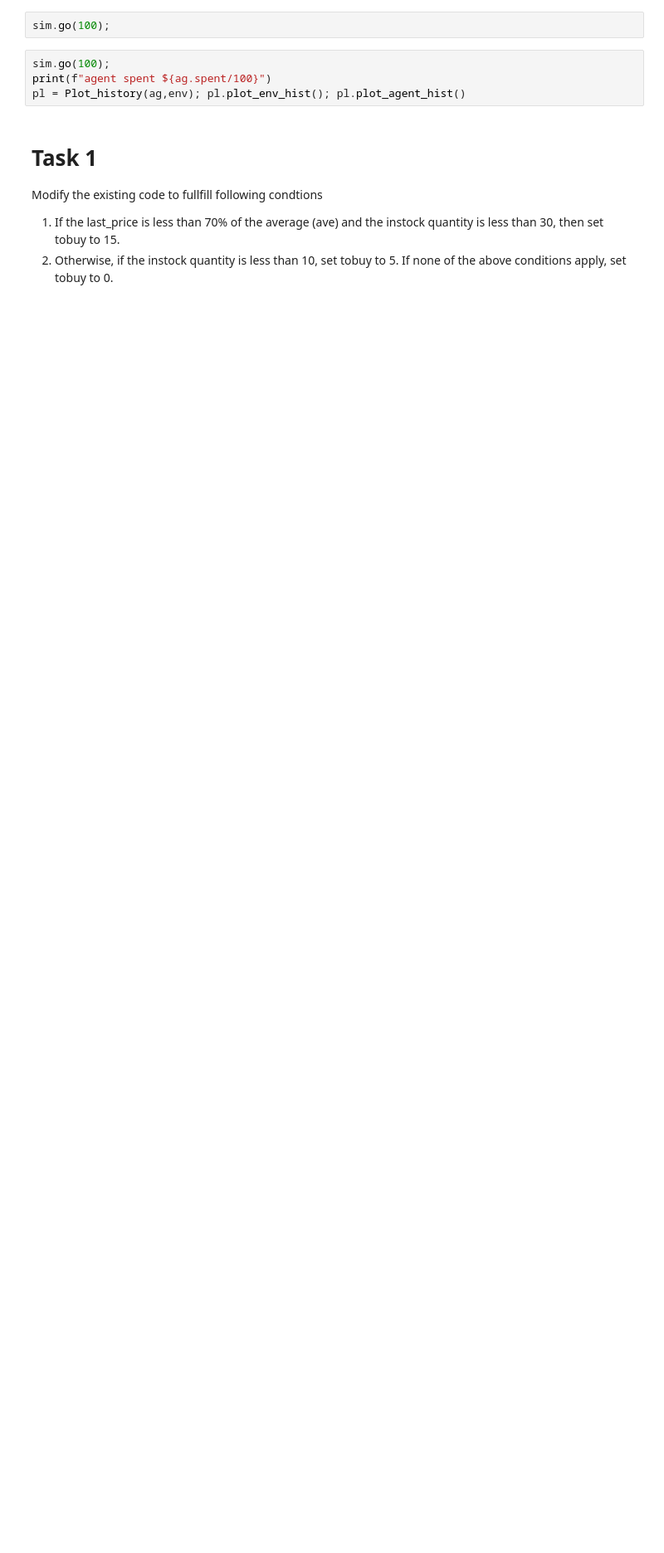
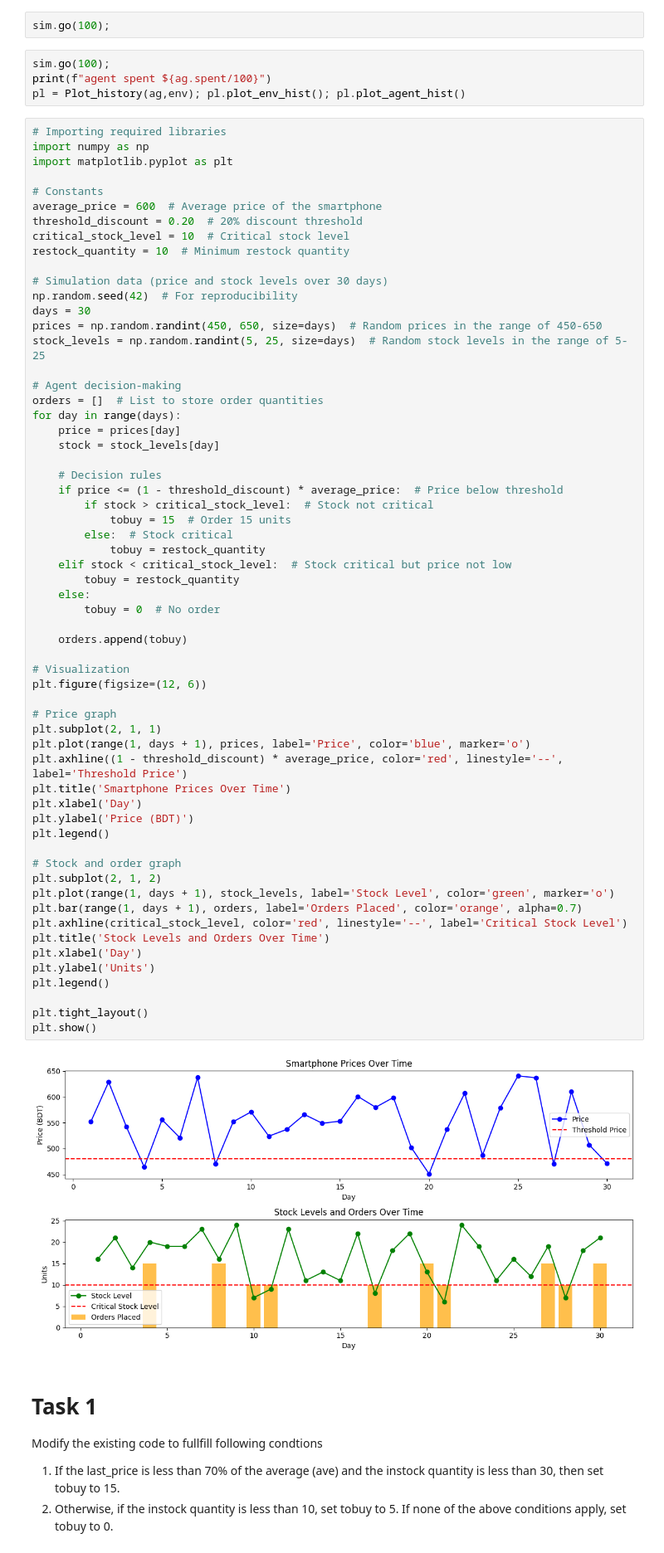
Before and after one commit to ramisaarna/CSE366, a Jupyter notebook: AI_Lab02.ipynb, the cells around one changed output. Shown at 83% size. Cells and saved outputs as stored; diff of their text form; blank space fills up the shorter version.

```diff
--- a/AI_Lab02.ipynb
+++ b/AI_Lab02.ipynb
@@ -229,6 +229,68 @@ sim.go(100);
 sim.go(100);
 print(f"agent spent ${ag.spent/100}")
 pl = Plot_history(ag,env); pl.plot_env_hist(); pl.plot_agent_hist()
+# %%
+# Importing required libraries
+import numpy as np
+import matplotlib.pyplot as plt
+
+# Constants
+average_price = 600  # Average price of the smartphone
+threshold_discount = 0.20  # 20% discount threshold
+critical_stock_level = 10  # Critical stock level
+restock_quantity = 10  # Minimum restock quantity
+
+# Simulation data (price and stock levels over 30 days)
+np.random.seed(42)  # For reproducibility
+days = 30
+prices = np.random.randint(450, 650, size=days)  # Random prices in the range of 450-650
+stock_levels = np.random.randint(5, 25, size=days)  # Random stock levels in the range of 5-25
+
+# Agent decision-making
+orders = []  # List to store order quantities
+for day in range(days):
+    price = prices[day]
+    stock = stock_levels[day]
+
+    # Decision rules
+    if price <= (1 - threshold_discount) * average_price:  # Price below threshold
+        if stock > critical_stock_level:  # Stock not critical
+            tobuy = 15  # Order 15 units
+        else:  # Stock critical
+            tobuy = restock_quantity
+    elif stock < critical_stock_level:  # Stock critical but price not low
+        tobuy = restock_quantity
+    else:
+        tobuy = 0  # No order
+
+    orders.append(tobuy)
+
+# Visualization
+plt.figure(figsize=(12, 6))
+
+# Price graph
+plt.subplot(2, 1, 1)
+plt.plot(range(1, days + 1), prices, label='Price', color='blue', marker='o')
+plt.axhline((1 - threshold_discount) * average_price, color='red', linestyle='--', label='Threshold Price')
+plt.title('Smartphone Prices Over Time')
+plt.xlabel('Day')
+plt.ylabel('Price (BDT)')
+plt.legend()
+
+# Stock and order graph
+plt.subplot(2, 1, 2)
+plt.plot(range(1, days + 1), stock_levels, label='Stock Level', color='green', marker='o')
+plt.bar(range(1, days + 1), orders, label='Orders Placed', color='orange', alpha=0.7)
+plt.axhline(critical_stock_level, color='red', linestyle='--', label='Critical Stock Level')
+plt.title('Stock Levels and Orders Over Time')
+plt.xlabel('Day')
+plt.ylabel('Units')
+plt.legend()
+
+plt.tight_layout()
+plt.show()
+# %% [output]
+[figure, added]
 # %% [markdown]
 # **Task 1**
 Modify the existing code to fullfill following condtions
```
